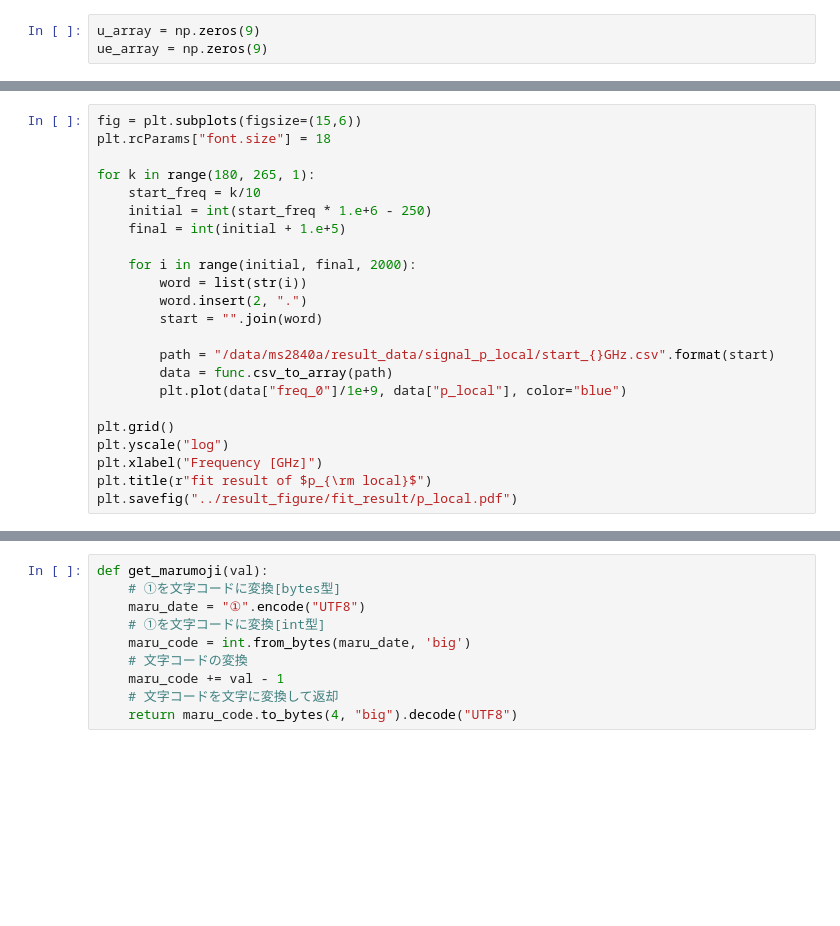
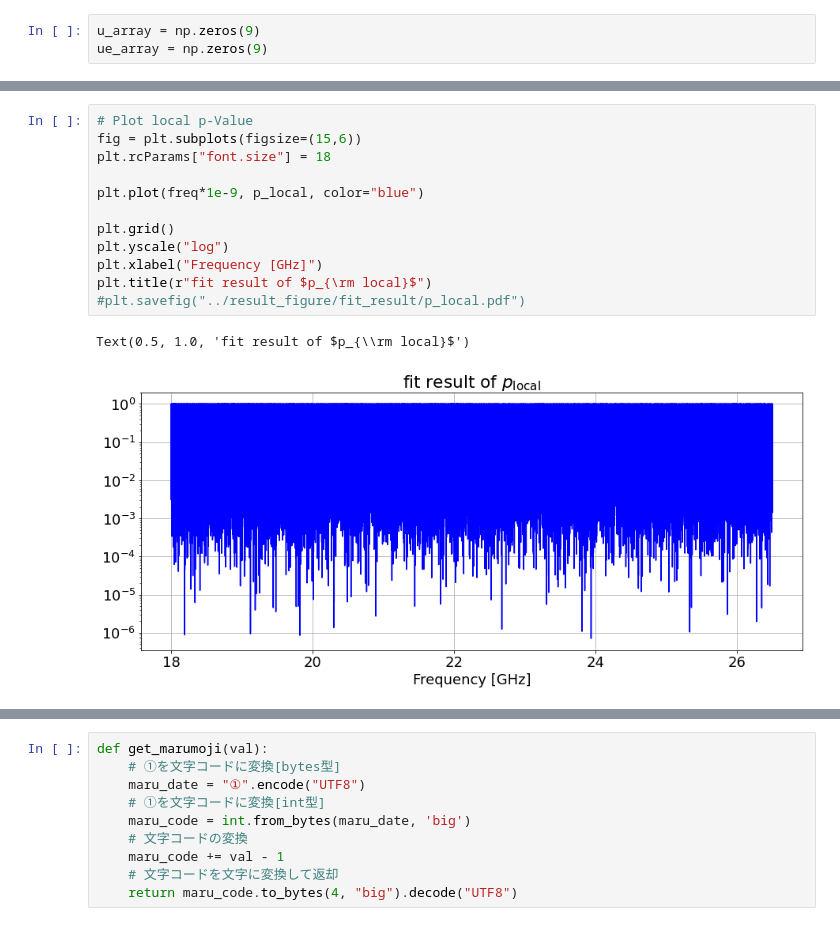
Before and after one commit to sadachi5/dosue-k, a Jupyter notebook: get_N_eff.ipynb, the cells around one changed output, grey strips where cells are left out. Cells and saved outputs as stored; diff of their text form; blank space fills up the shorter version.

```diff
--- a/get_N_eff.ipynb
+++ b/get_N_eff.ipynb
@@ -380,24 +409 @@ b = 0.386894 +/- 0.003995
 [figure]
-# %%
-fig = plt.subplots(figsize=(15,6))
-plt.rcParams["font.size"] = 18
-
-for k in range(180, 265, 1):
-    start_freq = k/10
-    initial = int(start_freq * 1.e+6 - 250)
-    final = int(initial + 1.e+5)
-
-    for i in range(initial, final, 2000):
-        word = list(str(i))
-        word.insert(2, ".")
-        start = "".join(word)
-
-        path = "/data/ms2840a/result_data/signal_p_local/start_{}GHz.csv".format(start)
-        data = func.csv_to_array(path)
-        plt.plot(data["freq_0"]/1e+9, data["p_local"], color="blue")
-
-plt.grid()
-plt.yscale("log")
-plt.xlabel("Frequency [GHz]")
-plt.title(r"fit result of $p_{\rm local}$")
-plt.savefig("../result_figure/fit_result/p_local.pdf")
@@ -433 +487,16 @@ for k in range(180, 265, 1):
+# %%
+# Plot local p-Value
+fig = plt.subplots(figsize=(15,6))
+plt.rcParams["font.size"] = 18
+
+plt.plot(freq*1e-9, p_local, color="blue")
+
+plt.grid()
+plt.yscale("log")
+plt.xlabel("Frequency [GHz]")
+plt.title(r"fit result of $p_{\rm local}$")
+#plt.savefig("../result_figure/fit_result/p_local.pdf")
+# %% [output]
+Text(0.5, 1.0, 'fit result of $p_{\\rm local}$')
+[figure, added]
 # %%
```
Also changed, not shown: parts of 28 cells of this notebook, 2 other files.
